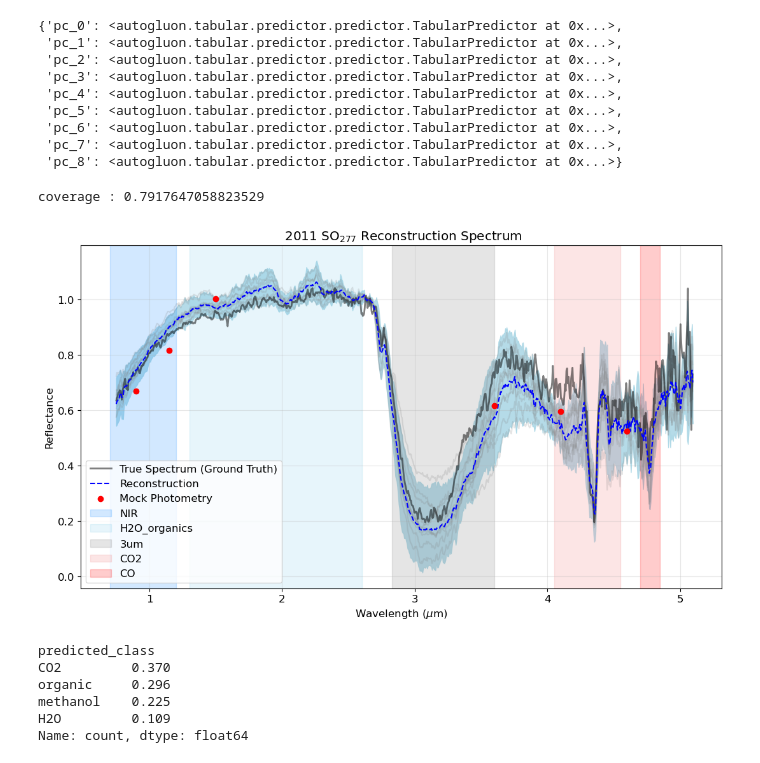
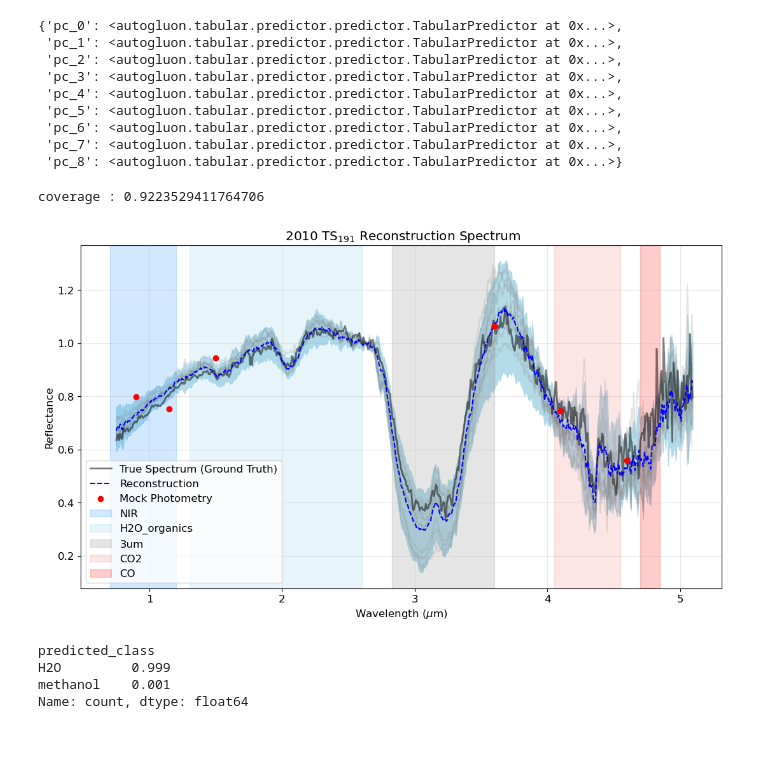
Before and after one commit to sevenlin123/spectra_reconstructor, a Jupyter notebook: notebook/reconstroctor.ipynb, the cells around one changed output. Saved outputs shown, nothing was run; the diff lists cells and outputs as text; code cells hidden in the pictures.

```diff
--- a/notebook/reconstroctor.ipynb
+++ b/notebook/reconstroctor.ipynb
@@ -57,9 +58,8 @@ def read_spec(file_name, color, name, wmin=0.75, wmax=5.1, w_nor = 2.5975, ls =
     return ref, df.uncertainty, df.um  #np.array([r for r in ref if not math.isnan(r)])
 # %%
 # load NT spectra for validation
-NTs = ['2011 SO277.csv', '2013 VX30.csv', '2006 RJ103.csv','2007 VL305.csv', '2011 HM102.csv', '2010 TS191.csv', '2011 WG157.csv', '2008 LC18.csv']
+NTs = ['2010 TS191.csv', '2011 WG157.csv', '2013 VX30.csv']
 NTs = [f'../data/spectra/{nt}' for nt in NTs]
-nt_label = ['outlier', 'methanol', 'outlier', 'H2O', 'H2O', 'H2O', 'H2O', 'H2O']
 nt_specs = []
 for nt in NTs:
     spec, spec_err, um = read_spec(nt, 'r', nt.split('.')[0])
@@ -347,40 +347,38 @@ coverage = (grand_true >= lower) & (grand_true <= upper)
 print("coverage :", coverage.sum() / len(grand_true))
 
 plt.figure(figsize=(13, 7))
-plt.title(r" 2011 SO$_{277}$ Reconstruction Spectrum")
+plt.title(r" 2010 TS$_{191}$ Reconstruction Spectrum")
 for i in range(10):
     plt.plot(wl, spec_with_err[np.random.randint(0, 999)], alpha=0.2, color='grey')
 plt.plot(wl, grand_true, label='True Spectrum (Ground Truth)', color='black', linewidth=2, alpha=0.5)
 plt.plot(wl, reconstructed_spectra , label='Reconstruction', color='blue', linestyle='--')
 plt.fill_between(wl, reconstructed_spectra_low, reconstructed_spectra_high, color='lightblue', alpha=0.9)
 #plt.fill_between(wl, reconstructed_spectra_high , label='Reconstruction (95th percentile)', color='lightcoral', linestyle='--')
 
 
 plt.scatter(bands, phots, label='Mock Photometry', color='red', zorder=5)
 plt.axvspan(0.7, 1.2, color='dodgerblue', alpha=0.2, label='NIR')
 plt.axvspan(1.3, 2.6, color='skyblue', alpha=0.2, label='H2O_organics')
 #plt.axvspan(2.72, 2.77, color='lightsteelblue', alpha=0.2, label='CO2')
 plt.axvspan(2.83, 3.6, color='grey', alpha=0.2, label='3um')
 plt.axvspan(4.05, 4.55, color='lightcoral', alpha=0.2, label='CO2')
 plt.axvspan(4.7, 4.85, color='red', alpha=0.2, label='CO')
 #plt.title("AutoGluon (Gradient Boosting) + PCA Reconstruction")
 plt.xlabel(r"Wavelength ($\mu$m)")
 plt.ylabel("Reflectance")
 plt.legend()
 plt.grid(True, alpha=0.3)
 #plt.savefig("so277_4bands.pdf", dpi=300, bbox_inches='tight', pad_inches = 0)
 plt.show()
 
 # this classifies the 1000 realizations using the pre-trained TNO classifier
 taxonomy = classifier.classify_reconstruction(samples_nd)
 taxonomy.predicted_class.value_counts()/1000 # show the percentage of each class in the 1000 realizations
 # %% [output]
-coverage : 0.7917647058823529
+coverage : 0.9223529411764706
-[figure, old version]
+[figure, new version]
 predicted_class
-CO2         0.370
-organic     0.296
-methanol    0.225
-H2O         0.109
+H2O         0.999
+methanol    0.001
 Name: count, dtype: float64
 # %%
```
Also changed, not shown: parts of 4 cells of this notebook.
